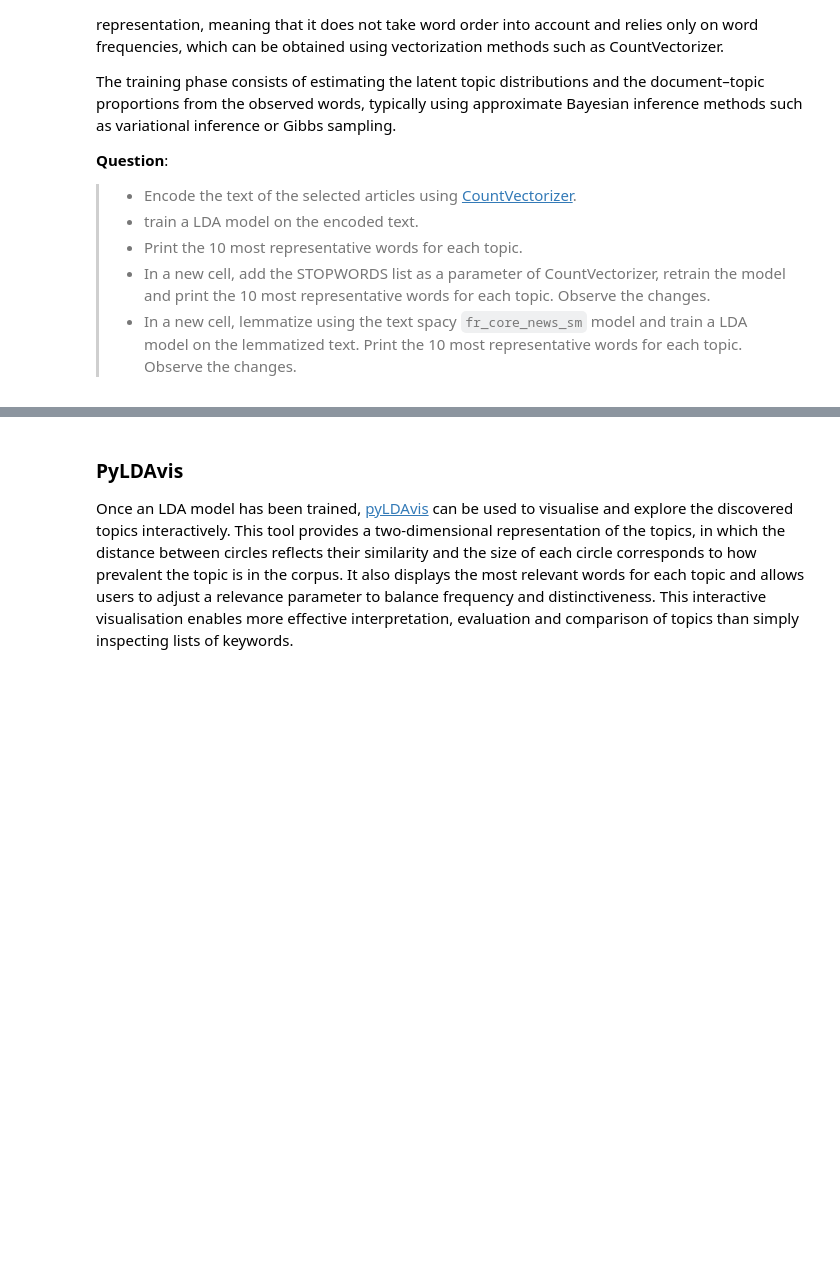
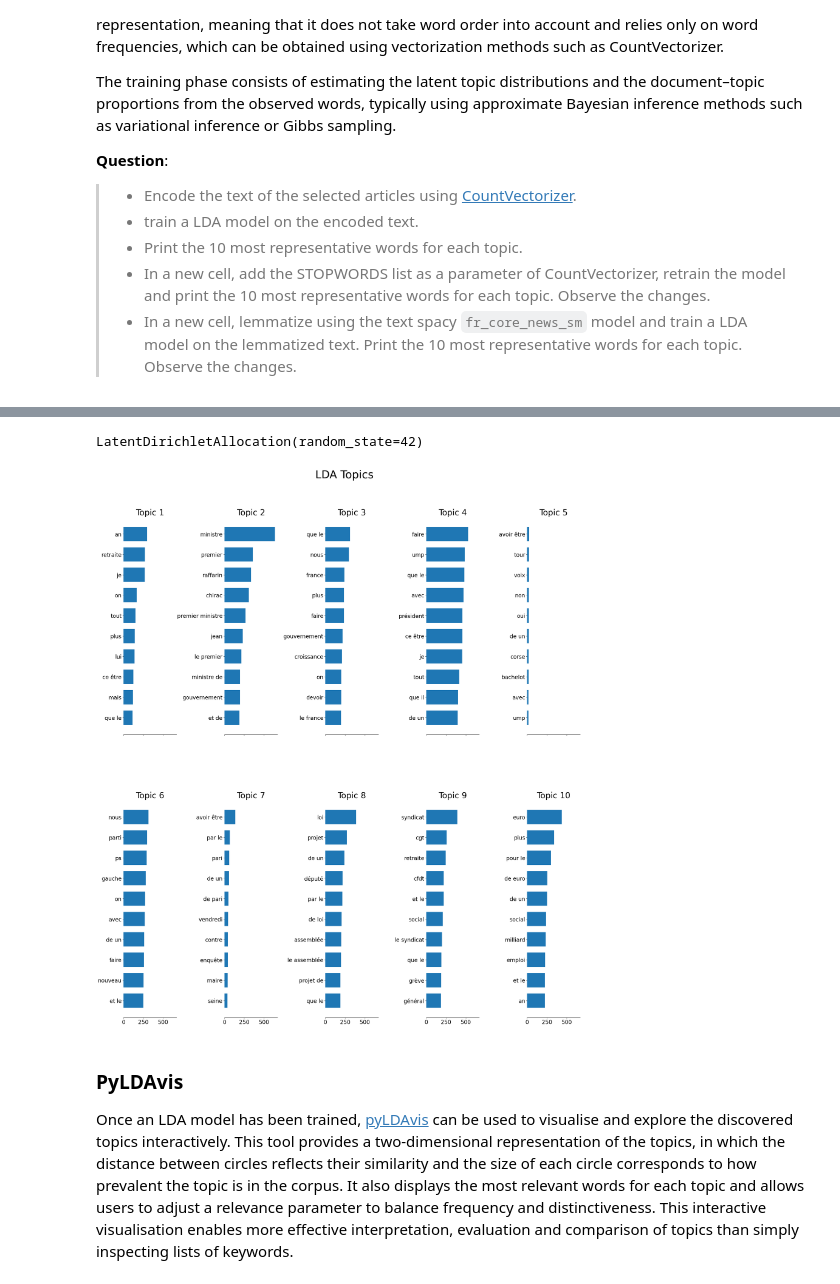
Before and after one commit to fjacquetin/NLP_topic, a Jupyter notebook: nlp-lab-topic.ipynb, the cells around one changed output, grey strips where cells are left out. Cells and saved outputs as stored; diff of their text form; code cells hidden in the pictures; blank space fills up the shorter version.

Commit message:
Crée le countvectorizer

```diff
--- a/nlp-lab-topic.ipynb
+++ b/nlp-lab-topic.ipynb
@@ -24,0 +33,10 @@ ValueError: a must be greater than 0 unless no samples are taken
+# %%
+import pandas as pd
+from sklearn.model_selection import train_test_split
+
+# load the corpus
+df = pd.read_csv('data/LeMonde2003_9classes.csv.gz')
+df = df[df['category'] == 'FRA'].sample(n=1000).reset_index(drop=True)
+# select a type of articles to focus the analysis
+print (f"Number of articles in the corpus : {df.shape}")
+df.head()
@@ -71,0 +114,8 @@ df['lemmatized_text'] = [" ".join([token.lemma_ for token in doc]) for doc in nl
+# %%
+tf_vectorizer = CountVectorizer(
+    min_df=10,
+    max_df=0.7,
+    ngram_range=(1, 2)
+)
+
+X = tf_vectorizer.fit_transform(df["lemmatized_text"])
@@ -72,13 +142,22 @@ df['lemmatized_text'] = [" ".join([token.lemma_ for token in doc]) for doc in nl
+# %%
+# Encode the text with CountVectorizer
+# YOUR CODE HERE
+
+# Crée le modèle LDA
+lda = LatentDirichletAllocation(
+    n_components=10,    # nombre de topics
+    random_state=42,
+    learning_method='batch'  # 'batch' pour un dataset modéré
+)
+
+# Entraîne le modèle sur la matrice document-terme
+lda.fit(X)
+# %% [output]
+LatentDirichletAllocation(random_state=42)
 # %%
-
-
-# Encode the text with CountVectorizer
-# YOUR CODE HERE
-
-# Fit LDA model
-
-# visualize the words in topics
-plot_top_words(lda, tf_vectorizer, 10, "LDA Topics")
+plot_top_words(lda, tf_vectorizer, n_top_words=10, title="LDA Topics")
+# %% [output]
+[figure, added]
 # %% [markdown]
 ### PyLDAvis
 Once an LDA model has been trained, [pyLDAvis](https://github.com/bmabey/pyLDAvis) can be used to visualise and explore the discovered topics interactively. This tool provides a two-dimensional representation of the topics, in which the distance between circles reflects their similarity and the size of each circle corresponds to how prevalent the topic is in the corpus. It also displays the most relevant words for each topic and allows users to adjust a relevance parameter to balance frequency and distinctiveness. This interactive visualisation enables more effective interpretation, evaluation and comparison of topics than simply inspecting lists of keywords.
```
Also changed, not shown: parts of 12 cells of this notebook, 4 other files.
